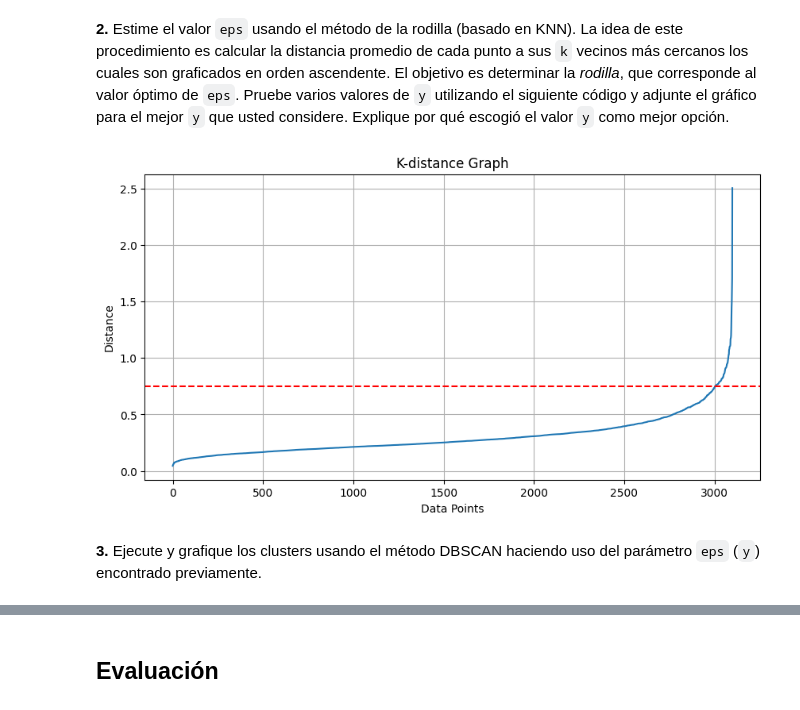
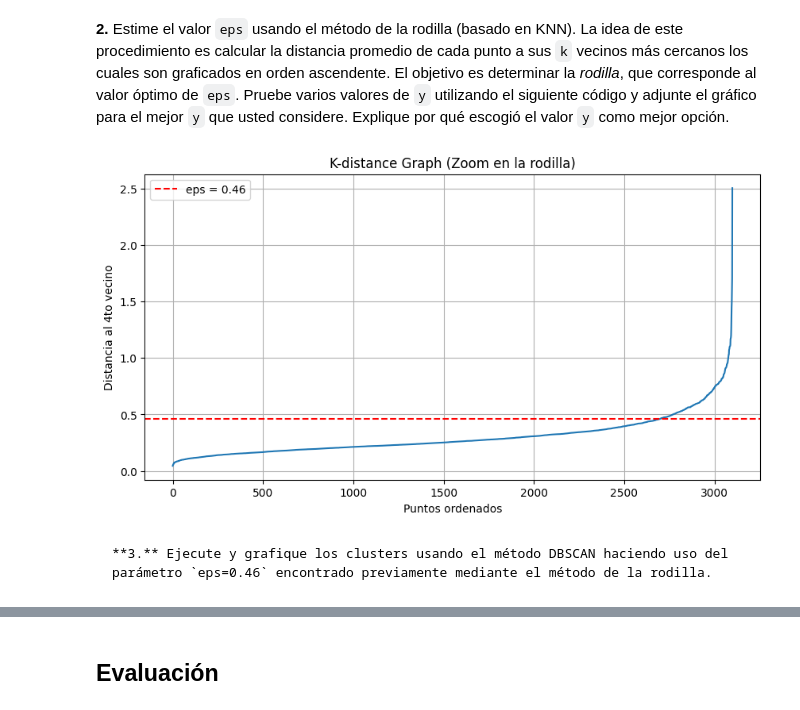
Before and after one commit to ohc7u7/Laboratorio-de-datos, a Jupyter notebook: Laboratorio_de_Datos.ipynb, the cells around one changed output, grey strips where cells are left out. Saved outputs shown, nothing was run; the diff lists cells and outputs as text; code cells hidden in the pictures.

````diff
--- a/Laboratorio_de_Datos.ipynb
+++ b/Laboratorio_de_Datos.ipynb
@@ -113,31 +139,28 @@ plt.show()
 **2.** Estime el valor `eps` usando el método de la rodilla (basado en KNN). La idea de este procedimiento es calcular la distancia promedio de cada punto a sus `k` vecinos más cercanos los cuales son graficados en orden ascendente. El objetivo es determinar la *rodilla*, que corresponde al valor óptimo de `eps`. Pruebe varios valores de `y` utilizando el siguiente código y adjunte el gráfico para el mejor `y` que usted considere. Explique por qué escogió el valor `y` como mejor opción.
 # %%
 from sklearn.neighbors import NearestNeighbors
-from sklearn.cluster import DBSCAN
 import matplotlib.pyplot as plt
 import numpy as np
-import pandas as pd
-
-if 'X' not in locals():
-    dataframe = pd.read_csv("https://gitlab.com/pablo.valenzuela1/datasets/-/raw/main/d31.txt", sep="\t", names = ["V1", "V2"])
-    X = dataframe.to_numpy()
 
 nbrs = NearestNeighbors(n_neighbors=4).fit(X)
 distances, indices = nbrs.kneighbors(X)
 distances = np.sort(distances[:, 3], axis=0)
 
 plt.figure(figsize=(10, 5))
 plt.plot(distances)
-plt.axhline(y=0.75, color='r', linestyle='--')
-plt.title('K-distance Graph')
-plt.xlabel('Data Points')
-plt.ylabel('Distance')
+plt.axhline(y=0.46, color='r', linestyle='--', label='eps = 0.46')
+plt.title('K-distance Graph (Zoom en la rodilla)')
+plt.xlabel('Puntos ordenados')
+plt.ylabel('Distancia al 4to vecino')
+plt.legend()
 plt.grid(True)
 plt.show()
 # %% [output]
-[figure, old version]
+[figure, new version]
 # %% [markdown]
-**3.**  Ejecute y grafique los clusters usando el método DBSCAN haciendo uso del parámetro `eps` (`y`) encontrado previamente.
+```markdown
+**3.** Ejecute y grafique los clusters usando el método DBSCAN haciendo uso del parámetro `eps=0.46` encontrado previamente mediante el método de la rodilla.
+```
 # %%
 from sklearn.cluster import DBSCAN
 import matplotlib.pyplot as plt
````
Also changed, not shown: parts of 13 cells of this notebook.
